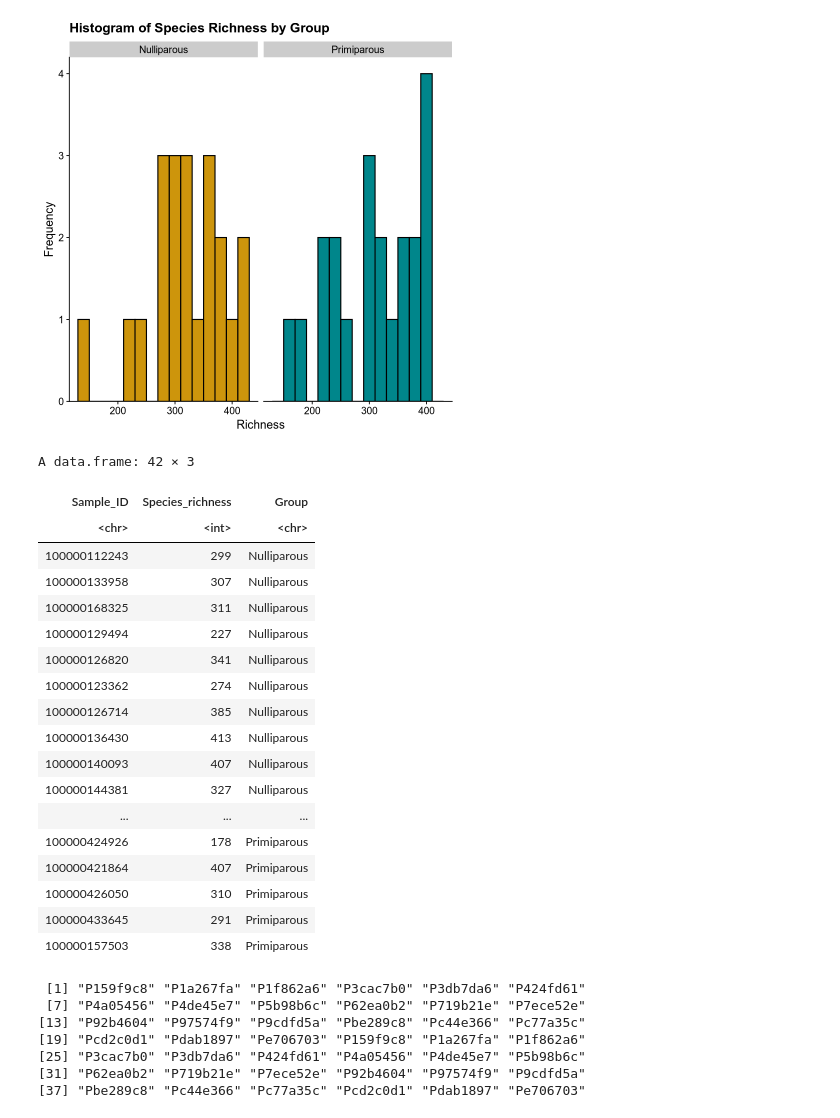
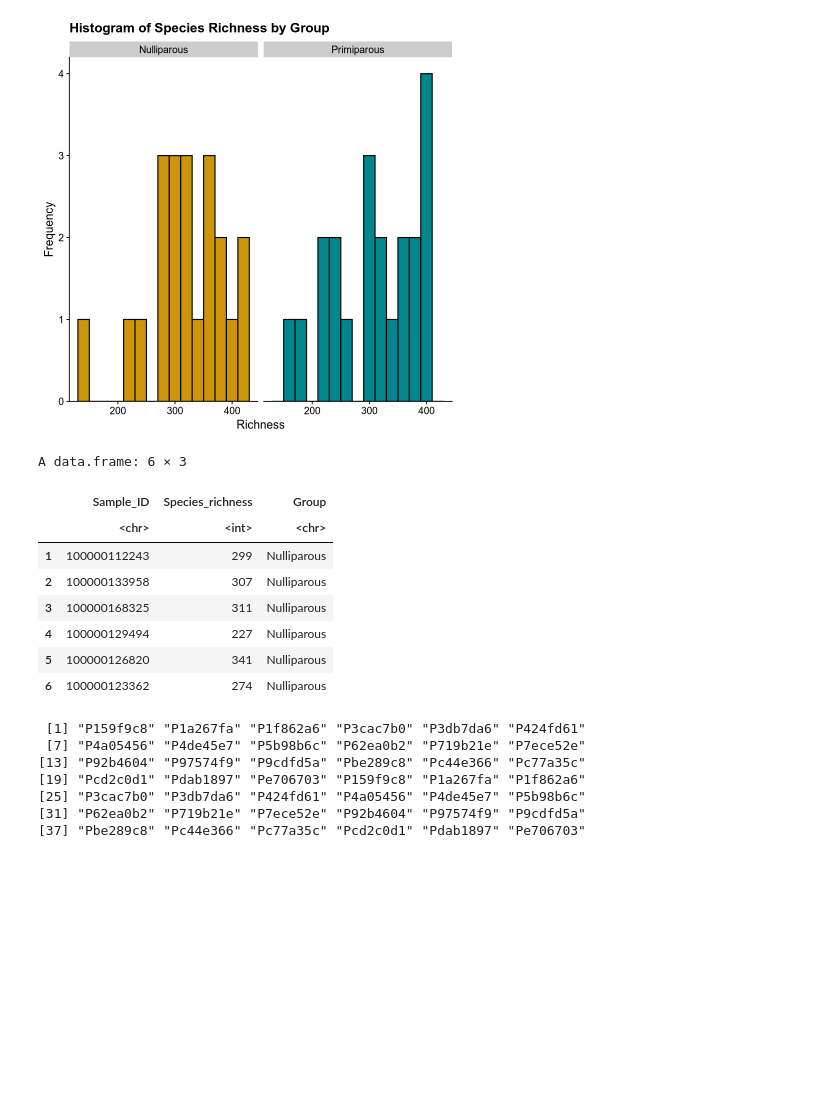
Before and after one commit to bm-nowak/Consecutive_pregnancy_project, a Jupyter notebook: alpha_diversity_tp2.ipynb, the cells around one changed output. Cells and saved outputs as stored; diff of their text form; code cells hidden in the pictures; blank space fills up the shorter version.

```diff
--- a/alpha_diversity_tp2.ipynb
+++ b/alpha_diversity_tp2.ipynb
@@ -509,28 +487,18 @@ df_richness |> ggplot(aes(x = Species_richness, fill = Group)) +
 # %%
 # Calculate difference for Shapiro test
 df_richness_1 <- df_richness |>
   rownames_to_column(var = "Sample_ID")
-df_richness_1
+df_richness_1 |> head()
 # %% [output]
-A data.frame: 42 × 3
+A data.frame: 6 × 3
-| Sample_ID | Species_richness | Group |
-| <chr> | <int> | <chr> |
-| 100000112243 | 299 | Nulliparous |
-| 100000133958 | 307 | Nulliparous |
-| 100000168325 | 311 | Nulliparous |
-| 100000129494 | 227 | Nulliparous |
-| 100000126820 | 341 | Nulliparous |
-| 100000123362 | 274 | Nulliparous |
-| 100000126714 | 385 | Nulliparous |
-| 100000136430 | 413 | Nulliparous |
-| 100000140093 | 407 | Nulliparous |
-| 100000144381 | 327 | Nulliparous |
-| ... | ... | ... |
-| 100000424926 | 178 | Primiparous |
-| 100000421864 | 407 | Primiparous |
-| 100000426050 | 310 | Primiparous |
-| 100000433645 | 291 | Primiparous |
-| 100000157503 | 338 | Primiparous |
+|  | Sample_ID | Species_richness | Group |
+|  | <chr> | <int> | <chr> |
+| 1 | 100000112243 | 299 | Nulliparous |
+| 2 | 100000133958 | 307 | Nulliparous |
+| 3 | 100000168325 | 311 | Nulliparous |
+| 4 | 100000129494 | 227 | Nulliparous |
+| 5 | 100000126820 | 341 | Nulliparous |
+| 6 | 100000123362 | 274 | Nulliparous |
 # %%
 # Extrac personal numbers for barcodes and add new column with pn to df_richness_1
 pn_richness <- combined_fp_sp_tp2 |>
```
Also changed, not shown: parts of 7 cells of this notebook, 30 other files.
